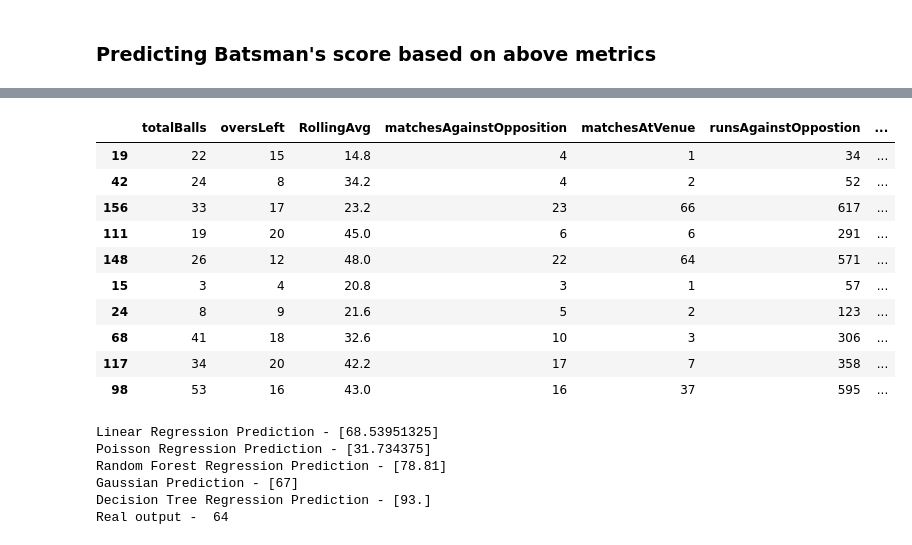
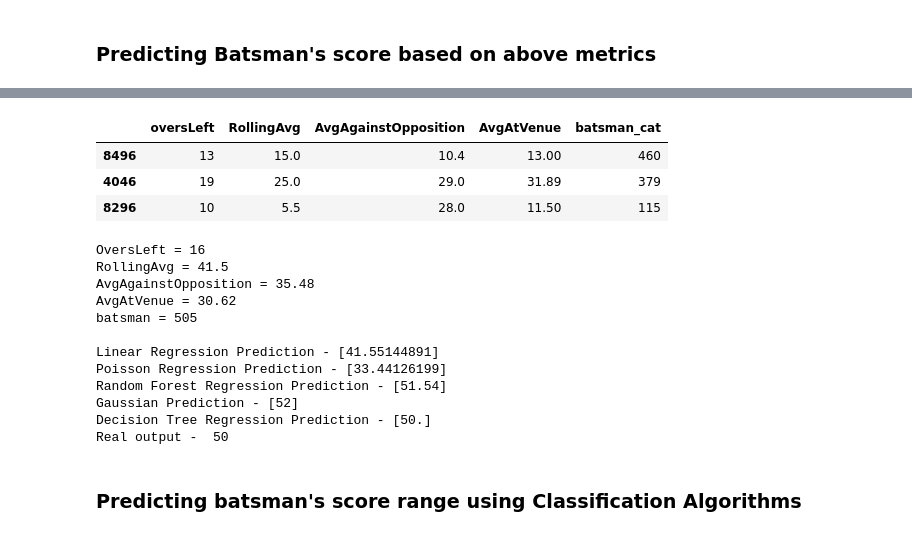
Before and after one commit to 51n15t9r/CricketAnalytics, a Jupyter notebook: 11. Predicting Batsman's score (ML initiation) .ipynb, the cells around one changed output, grey strips where cells are left out. Drawn from its saved outputs; the diff is of its cells as text; code cells hidden in the pictures.

Commit message:
Better Predictions - Regression and Classification

```diff
--- a/11. Predicting Batsman's score (ML initiation) .ipynb
+++ b/11. Predicting Batsman's score (ML initiation) .ipynb
@@ -90,6 +84,12 @@ def getCurrentMatchNumberByVenue(venue):
 # %%
-comb['matchesAgainstOpposition'] = comb.apply(lambda x: getCurrentMatchNumberByBowlingTeam(x['bowling_team']), axis=1)
-comb['matchesAtVenue'] = comb.apply(lambda x: getCurrentMatchNumberByVenue(x['venue']), axis=1)
+comb['matchesAgainstOpposition'] = comb.groupby(['batsman' , 'bowling_team']).id.cumcount() + 1
+comb['matchesAtVenue'] = comb.groupby(['batsman' , 'venue']).id.cumcount() + 1
+
+comb['runsAgainstOppostion'] = comb.groupby(['batsman' , 'bowling_team']).totalRuns.cumsum()
+comb['runsAtVenue'] = comb.groupby(['batsman' , 'venue']).totalRuns.cumsum()
+
+comb['AvgAgainstOpposition'] = comb.apply(lambda x: x['runsAgainstOppostion'] / x['matchesAgainstOpposition'] , axis=1)
+comb['AvgAtVenue'] = comb.apply(lambda x: x['runsAtVenue'] / x['matchesAtVenue'] , axis=1)
+
+comb['RunBucket'] = comb.apply(lambda x: (x['totalRuns'] // 25) + 1, axis=1)
+comb['RunBucket'] = comb['RunBucket'].apply(lambda x: 5 if x>=5 else x)
-# %%
-comb['runsAgainstOppostion'] = comb.groupby('bowling_team').totalRuns.cumsum()
-comb['runsAtVenue'] = comb.groupby('venue').totalRuns.cumsum()
@@ -117,3 +96,8 @@ comb.head(10)
+# %%
+# creating instance of labelencoder
+labelencoder = LabelEncoder()
+# Assigning numerical values and storing in another column
+comb['batsman_cat'] = labelencoder.fit_transform(comb['batsman'])
 # %%
 # Plot a correlation Heat Map
 
@@ -136,7 +120,7 @@ plt.show()
 ### Predicting Batsman's score based on above metrics
 # %%
 # Choosing Features
-x = comb.drop(labels = ['id' , 'inning' , 'batsman' , 'totalRuns', 'bowling_team' , 'venue'], axis=1)
+x = comb.drop(labels = ['id' , 'inning' , 'totalRuns', 'batsman' , 'totalBalls' , 'bowling_team' , 'venue', 'matchesAgainstOpposition' , 'matchesAtVenue' , 'runsAgainstOppostion' , 'runsAtVenue', 'RunBucket'], axis=1)
 
 # We need prediction for Total Runs, always. So this is fixed
 y = comb['totalRuns'].values
@@ -220,15 +204,8 @@ mean_absolute_error(y_test, y_pred)
 # %%
-x_test.head(10)
+x_test.head(3)
 # %% [output]
-|  | totalBalls | oversLeft | RollingAvg | matchesAgainstOpposition | matchesAtVenue | runsAgainstOppostion | ... |
-| 19 | 22 | 15 | 14.8 | 4 | 1 | 34 | ... |
-| 42 | 24 | 8 | 34.2 | 4 | 2 | 52 | ... |
-| 156 | 33 | 17 | 23.2 | 23 | 66 | 617 | ... |
-| 111 | 19 | 20 | 45.0 | 6 | 6 | 291 | ... |
-| 148 | 26 | 12 | 48.0 | 22 | 64 | 571 | ... |
-| 15 | 3 | 4 | 20.8 | 3 | 1 | 57 | ... |
-| 24 | 8 | 9 | 21.6 | 5 | 2 | 123 | ... |
-| 68 | 41 | 18 | 32.6 | 10 | 3 | 306 | ... |
-| 117 | 34 | 20 | 42.2 | 17 | 7 | 358 | ... |
-| 98 | 53 | 16 | 43.0 | 16 | 37 | 595 | ... |
+|  | oversLeft | RollingAvg | AvgAgainstOpposition | AvgAtVenue | batsman_cat |
+| 8496 | 13 | 15.0 | 10.4 | 13.00 | 460 |
+| 4046 | 19 | 25.0 | 29.0 | 31.89 | 379 |
+| 8296 | 10 | 5.5 | 28.0 | 11.50 | 115 |
 # %%
@@ -247,11 +231,19 @@ def predict_score(df, totalBalls, oversLeft, RollingAvg, matchesAgainstOppositio
     print("Real output - " , str(real))
 # %%
 # Get a Prediction from all models for same data for comparison
-predict_score(comb, 51, 20, 41.6, 4, 2, 273, 164, 68.25, 82.00)
+predict_score(comb, 16, 41.5, 35.48, 30.62 , 505)
 # %% [output]
-Linear Regression Prediction - [68.53951325]
-Poisson Regression Prediction - [31.734375]
-Random Forest Regression Prediction - [78.81]
-Gaussian Prediction - [67]
-Decision Tree Regression Prediction - [93.]
-Real output -  64
+OversLeft = 16
+RollingAvg = 41.5
+AvgAgainstOpposition = 35.48
+AvgAtVenue = 30.62
+batsman = 505
+
+Linear Regression Prediction - [41.55144891]
+Poisson Regression Prediction - [33.44126199]
+Random Forest Regression Prediction - [51.54]
+Gaussian Prediction - [52]
+Decision Tree Regression Prediction - [50.]
+Real output -  50
+# %% [markdown]
+### Predicting batsman's score range using Classification Algorithms
```
Also changed, not shown: parts of 34 cells of this notebook.
